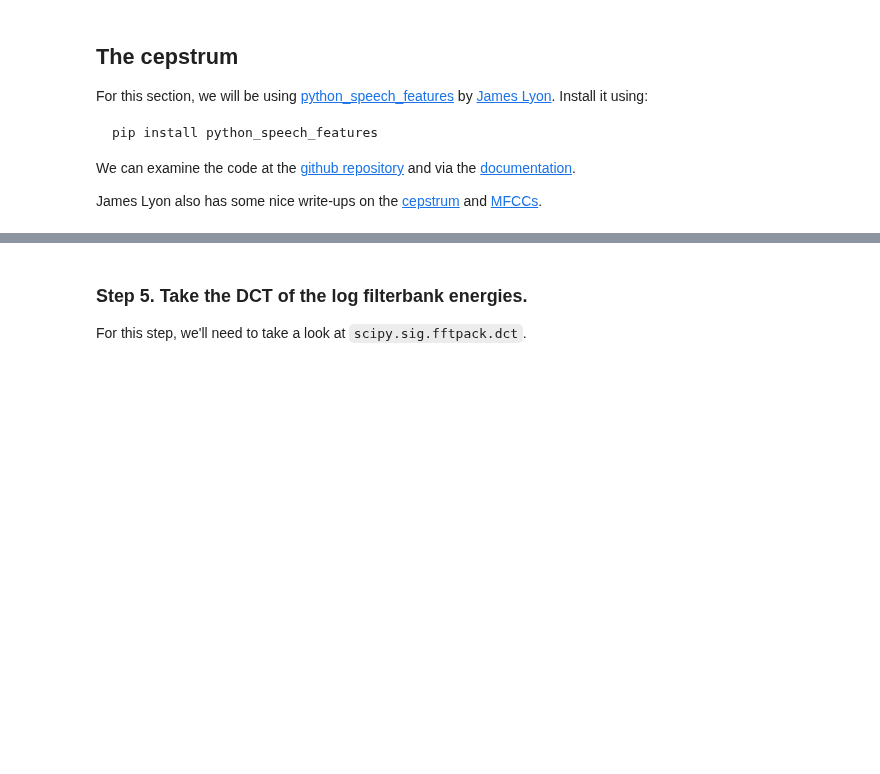
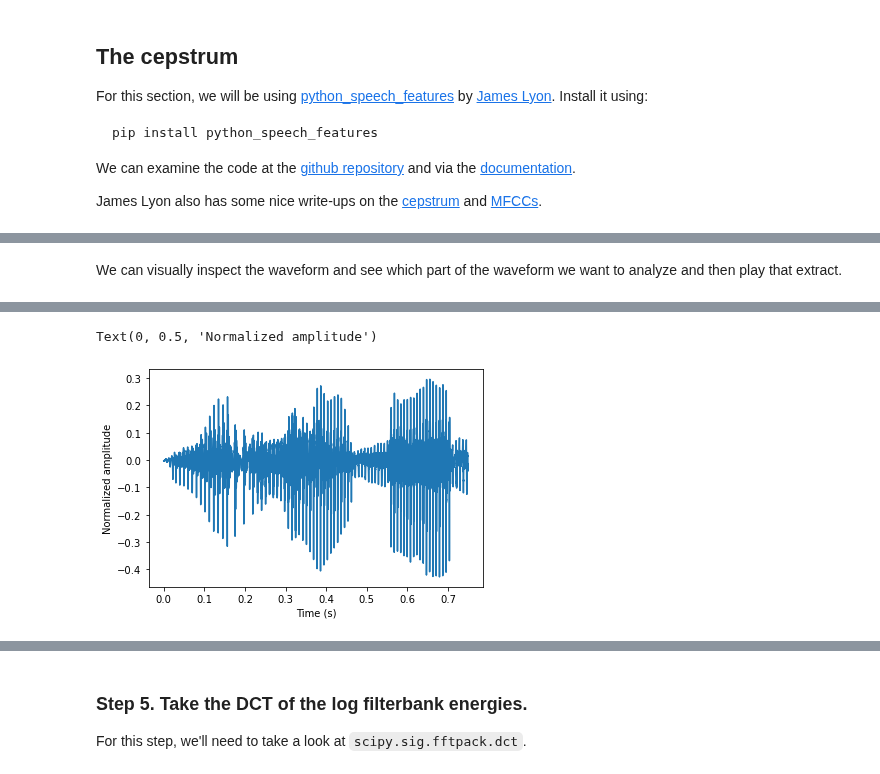
Before and after one commit to ling592b-f21/592b-f21-class, a Jupyter notebook: class_7-1/592B-F21-class_7-1.ipynb, the cells around one changed output, grey strips where cells are left out. Saved outputs shown, nothing was run; the diff lists cells and outputs as text; code cells hidden in the pictures; blank space fills up the shorter version.

```diff
--- a/class_7-1/592B-F21-class_7-1.ipynb
+++ b/class_7-1/592B-F21-class_7-1.ipynb
@@ -35,0 +115,16 @@ What we'll be doing now is working through the tutorials using the [github code
+# %% [markdown]
+We can visually inspect the waveform and see which part of the waveform we want to analyze and then play that extract.
+# %%
+sig_extract = sig[int(0.1 * fs):int(0.85 * fs)]
+
+display(Audio(data=sig_extract, rate=fs))
+
+
+dur_sig_extract = len(sig_extract) *1/fs
+
+plt.figure()
+t = np.arange(0, dur_sig_extract, 1/fs)
+plt.plot(t,sig_extract)
+plt.xlabel("Time (s)")
+plt.ylabel("Normalized amplitude")
+# %% [output]
@@ -35,0 +132,2 @@ What we'll be doing now is working through the tutorials using the [github code
+Text(0, 0.5, 'Normalized amplitude')
+[figure, added]
```
Also changed, not shown: parts of 20 cells of this notebook, 1 other file.
